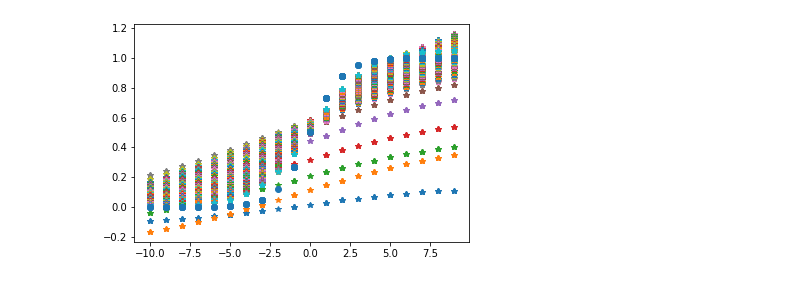
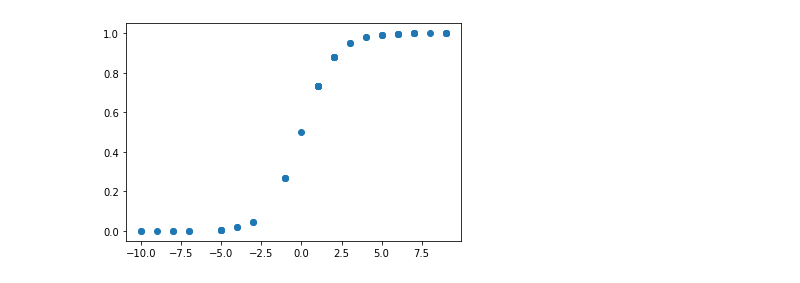
Before and after one commit to jirufengyu/PINNs, a Jupyter notebook: main/continuous_time_identification (Navier-Stokes)/NavierStokes.ipynb, the cells around one changed output. Drawn from its saved outputs; the diff is of its cells as text; code cells hidden in the pictures.

```diff
--- a/main/continuous_time_identification (Navier-Stokes)/NavierStokes.ipynb
+++ b/main/continuous_time_identification (Navier-Stokes)/NavierStokes.ipynb
@@ -132,7 +132,9 @@ if __name__ == "__main__":
 
     u_pred = model.predict(x)
     u=np.squeeze(u_pred)
+    y=np.squeeze(y)
     x=np.squeeze(x)
+    plt.plot(x,y,'*')
     plt.plot(x,u,'o')
     plt.show()
     lambda_1_value = model.sess.run(model.lambda_1)
@@ -158 +160 @@ It: 110, Loss: 8.161e+00, l1: 0.067, l2: 0.01938, Time: 0.04
-[figure, old version]
+[figure, new version]
```
Also changed, not shown: parts of 1 cell of this notebook.
